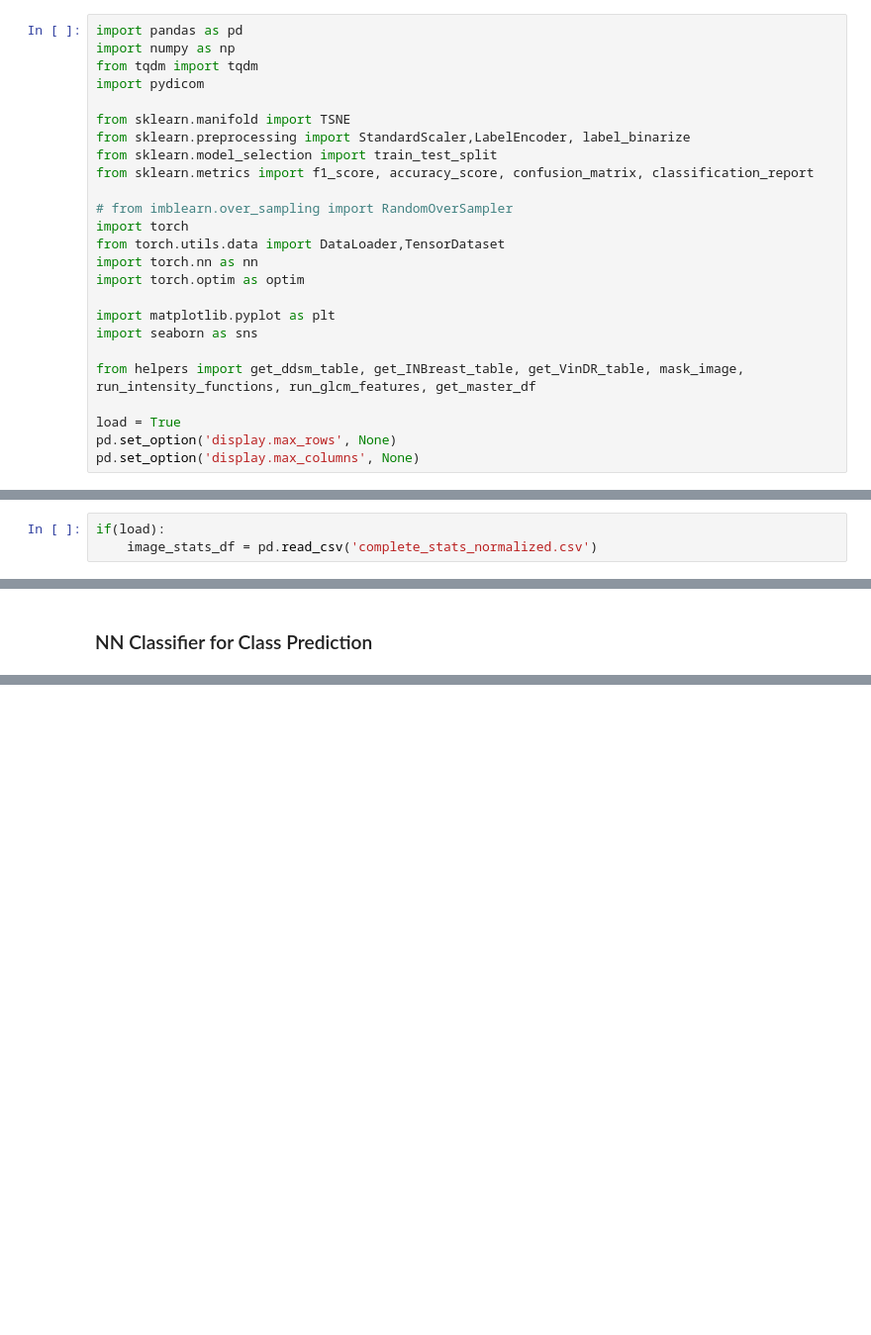
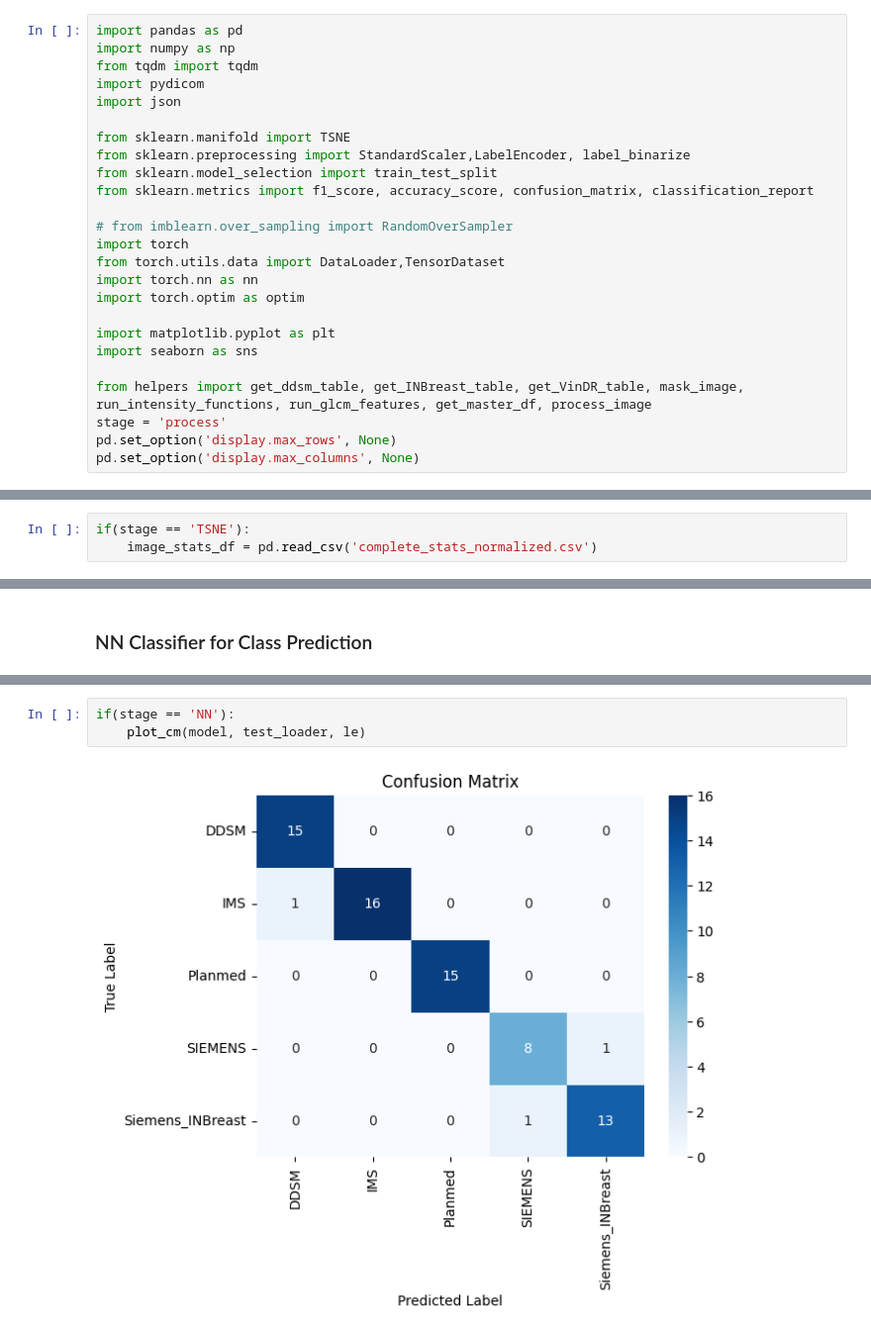
Before and after one commit to mickaeltardy/hera-mi-pmsd2024-homogeneous_mg, a Jupyter notebook: analysis.ipynb, the cells around one changed output, grey strips where cells are left out. Shown at 99% size. Drawn from its saved outputs; the diff is of its cells as text; blank space fills up the shorter version.

Commit message:
First round of processing

```diff
--- a/analysis.ipynb
+++ b/analysis.ipynb
@@ -3,6 +3,7 @@ import pandas as pd
 import numpy as np
 from tqdm import tqdm
 import pydicom
+import json
 
 from sklearn.manifold import TSNE
 from sklearn.preprocessing import StandardScaler,LabelEncoder, label_binarize
@@ -18,8 +19,7 @@ import torch.optim as optim
 import matplotlib.pyplot as plt
 import seaborn as sns
 
-from helpers import get_ddsm_table, get_INBreast_table, get_VinDR_table, mask_image, run_intensity_functions, run_glcm_features, get_master_df
-
-load = True
+from helpers import get_ddsm_table, get_INBreast_table, get_VinDR_table, mask_image, run_intensity_functions, run_glcm_features, get_master_df, process_image
+stage = 'process'
 pd.set_option('display.max_rows', None)
 pd.set_option('display.max_columns', None)
@@ -57,3 +240,3 @@ image_stats_df.to_csv('complete_stats_normalized.csv', index=False)
 # %%
-if(load):
+if(stage == 'TSNE'):
     image_stats_df = pd.read_csv('complete_stats_normalized.csv')
@@ -150,0 +335,5 @@ plt.show()
+# %%
+if(stage == 'NN'):
+    plot_cm(model, test_loader, le)
+# %% [output]
+[figure, added]
```
Also changed, not shown: parts of 37 cells of this notebook, 6 other files.
